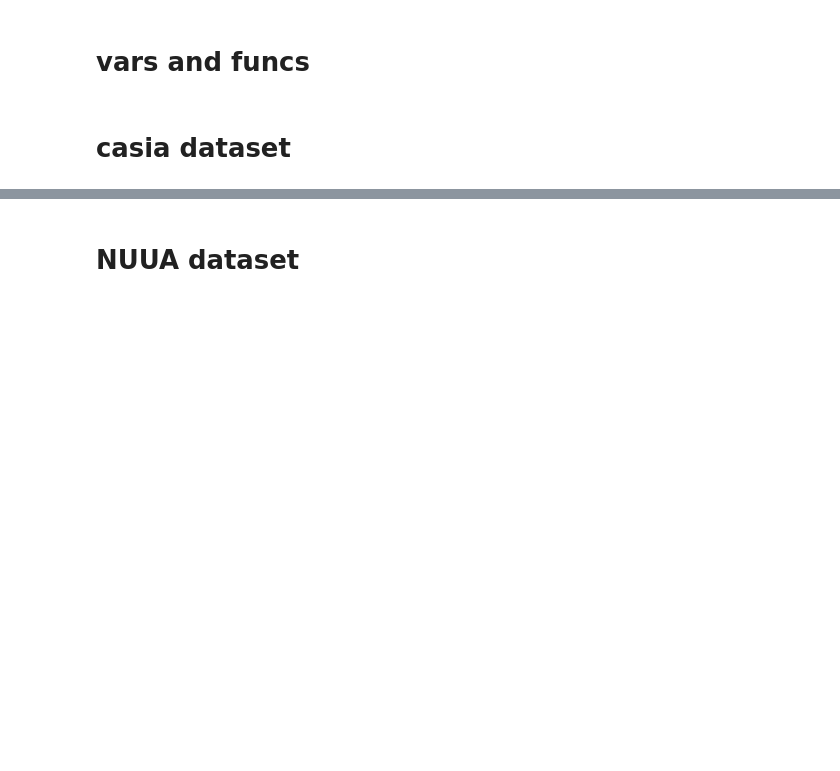
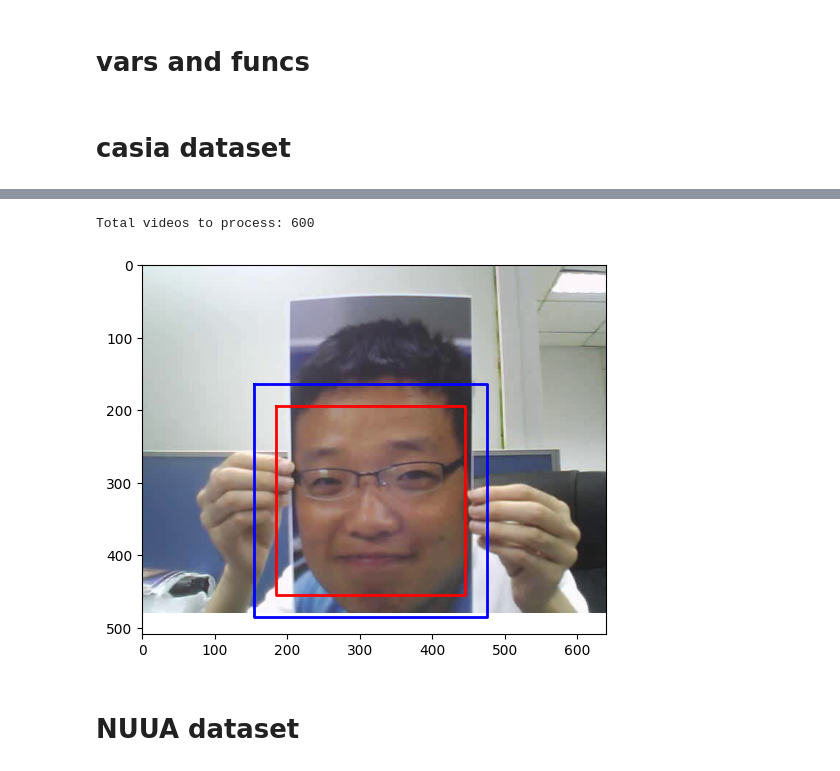
Before and after one commit to OussamaMadev/face-anti-spoofing-pipline, a Jupyter notebook: dataProd.ipynb, the cells around one changed output, grey strips where cells are left out. Saved outputs shown, nothing was run; the diff lists cells and outputs as text; code cells hidden in the pictures; blank space fills up the shorter version.

```diff
--- a/dataProd.ipynb
+++ b/dataProd.ipynb
@@ -104,5 +257,24 @@ data
 # %%
-parallel_process(data, './data/', FaceProcessor(), max_workers=8)
+parallel_process(data, FaceProcessor(default_margin=30),skipingRate=0)
+# %% [output]
+Total videos to process: 600
+# %%
+path = "./data/CASIA_FASD/test_release/5/3"
+cap = cv2.VideoCapture(f"{path}.avi")
+img = cap.read()[1]
+
+with open(f"{path}.txt", 'r') as f:
+    points = list(map(int, f.readline().split()))
+_, x, y, w, h, lex, ley, rex, rey = points
+
+plt.imshow(cv2.cvtColor(img, cv2.COLOR_BGR2RGB))
+plt.plot([x, x+w, x+w, x, x], [y, y, y+h, y+h, y], color='red', linewidth=2)
+margin = 30
+plt.plot([x-margin, x+w+margin, x+w+margin, x-margin, x-margin], [y-margin, y-margin, y+h+margin, y+h+margin, y-margin], color='blue', linewidth=2)
+
+plt.show()
+# %% [output]
+[figure, added]
 # %%
 totalFrames = 0
 maxFrames = 0
```
Also changed, not shown: parts of 5 cells of this notebook.
